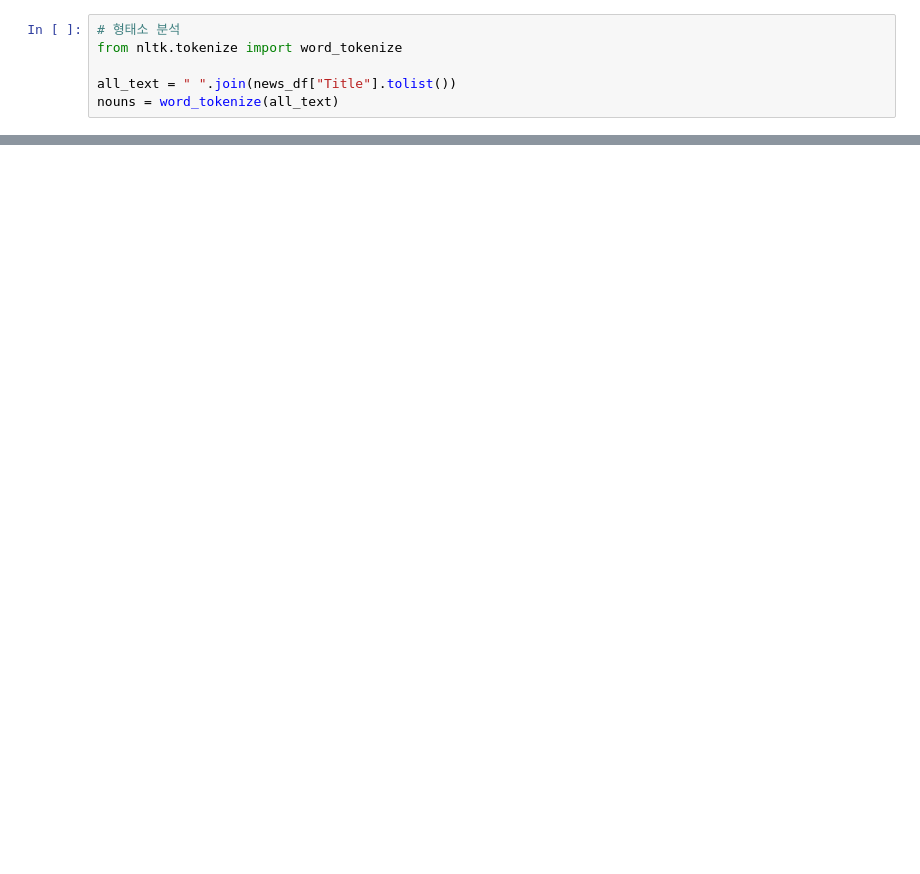
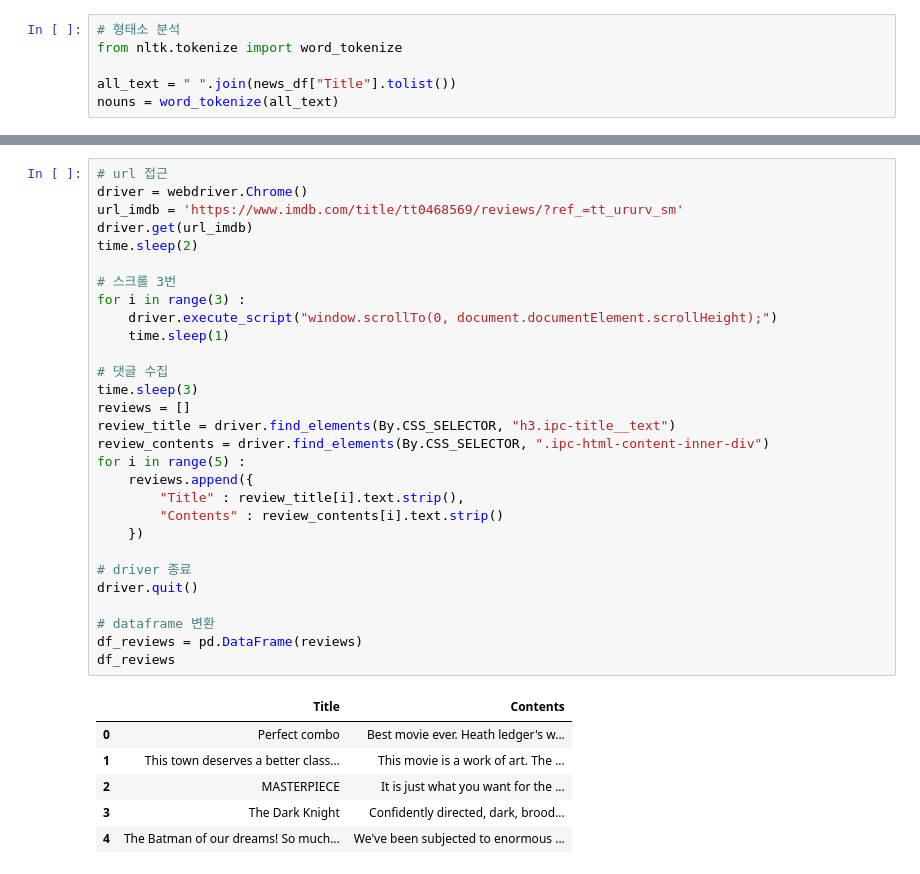
Before and after one commit to chae030/DCAV, a Jupyter notebook: 0410.ipynb, the cells around one changed output, grey strips where cells are left out. Drawn from its saved outputs; the diff is of its cells as text; blank space fills up the shorter version.

```diff
--- a/0410.ipynb
+++ b/0410.ipynb
@@ -150,0 +176,36 @@ plt.show()
+# %%
+# url 접근
+driver = webdriver.Chrome()
+url_imdb = 'https://www.imdb.com/title/tt0468569/reviews/?ref_=tt_ururv_sm'
+driver.get(url_imdb)
+time.sleep(2)
+
+# 스크롤 3번
+for i in range(3) :
+    driver.execute_script("window.scrollTo(0, document.documentElement.scrollHeight);")
+    time.sleep(1)
+
+# 댓글 수집
+time.sleep(3)
+reviews = []
+review_title = driver.find_elements(By.CSS_SELECTOR, "h3.ipc-title__text")
+review_contents = driver.find_elements(By.CSS_SELECTOR, ".ipc-html-content-inner-div")
+for i in range(5) :
+    reviews.append({
+        "Title" : review_title[i].text.strip(),
+        "Contents" : review_contents[i].text.strip()
+    })
+
+# driver 종료
+driver.quit()
+
+# dataframe 변환
+df_reviews = pd.DataFrame(reviews)
+df_reviews
+# %% [output]
+|  | Title | Contents |
+| 0 | Perfect combo | Best movie ever. Heath ledger's w... |
+| 1 | This town deserves a better class... | This movie is a work of art. The ... |
+| 2 | MASTERPIECE | It is just what you want for the ... |
+| 3 | The Dark Knight | Confidently directed, dark, brood... |
+| 4 | The Batman of our dreams! So much... | We've been subjected to enormous ... |
```
Also changed, not shown: parts of 10 cells of this notebook.
